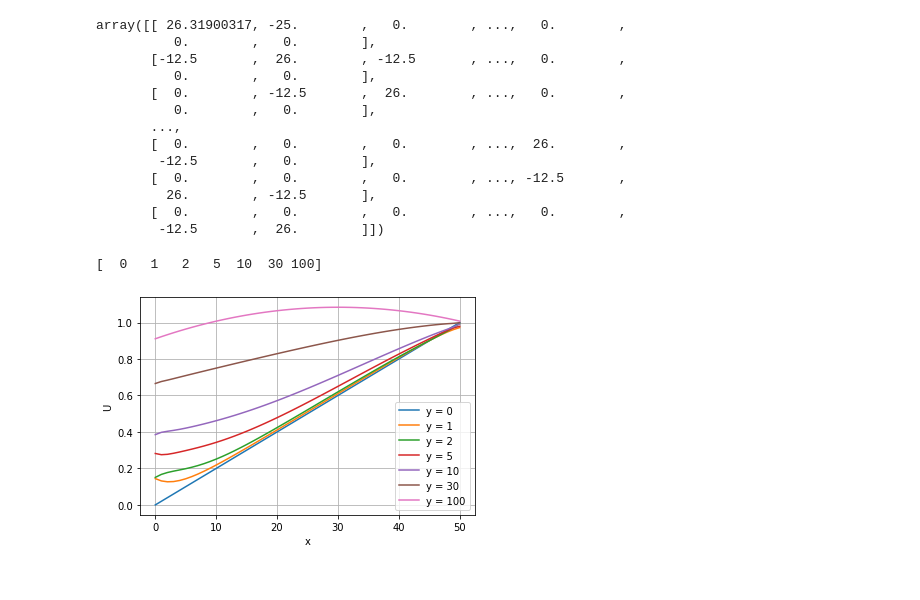
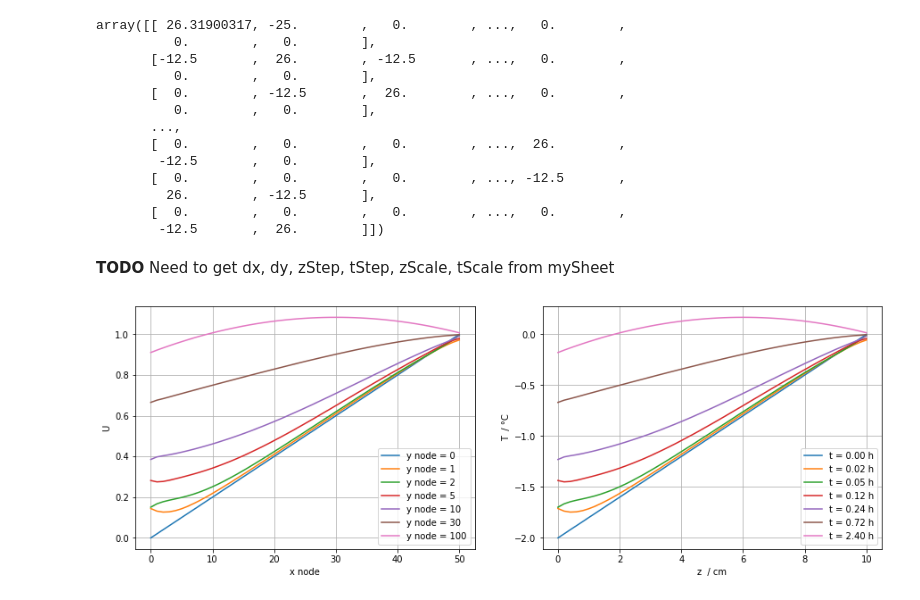
Before and after one commit to Henrikum/skrinning-stuff, a Jupyter notebook: notebooks/skrinning stuff.ipynb, the cells around one changed output. Cells and saved outputs as stored; diff of their text form; code cells hidden in the pictures.

```diff
--- a/notebooks/skrinning stuff.ipynb
+++ b/notebooks/skrinning stuff.ipynb
@@ -33 +31,4 @@ timeStepCount = 101
+# %%
+spatialNodeCount = 51
+timeStepCount = 101
 # %%
@@ -67,30 +68,31 @@ for idx in range(1, timeStepCount):
     Us.append(U)
 
 USoln = np.array(USoln)
-# %%
-plt.xlabel('x'); plt.ylabel('U')
-# times = np.array([0., 0.1, 0.2, 0.5, 1., 2., 5.])  # h
-# timeIndeces = (times*3600/tScale*Ny + 0.5).astype(int)
-timeIndeces = np.array([0, 1, 2, 5, 10, 30, timeStepCount-1])
-print(timeIndeces)
-for timeIndex in timeIndeces:
-    plt.plot(range(len(USoln[timeIndex])), USoln[timeIndex], label='y = '+'{}'.format(timeIndex))
-# plt.xlim(0, 0.1)
-plt.legend()
-plt.grid()
-plt.show()
-# %% [output]
-[  0   1   2   5  10  30 100]
-[figure, removed]
-# %%
-plt.xlabel('x'); plt.ylabel('U')
-# times = np.array([0., 0.1, 0.2, 0.5, 1., 2., 5.])  # h
-# timeIndeces = (times*3600/tScale*Ny + 0.5).astype(int)
-timeIndeces = np.array([0, 1, 2, 5, 10, 30, timeStepCount-1])
-print(timeIndeces)
-for timeIndex in timeIndeces:
-    plt.plot(range(len(USoln[timeIndex])), USoln[timeIndex], label='y = '+'{}'.format(timeIndex))
-# plt.xlim(0, 0.1)
-plt.legend()
-plt.grid()
-plt.show()
+# %% [markdown]
+**TODO** Need to get dx, dy, zStep, tStep, zScale, tScale from mySheet
+# %%
+timeIndeces = np.array([0, 1, 2, 5, 10, 30, timeStepCount-1])
+
+THi = 0.
+TLo = -2.
+TSoln = USoln*(THi - TLo) + TLo
+z = np.linspace(0, spatialNodeCount, spatialNodeCount)*mySheet._h0/spatialNodeCount*100  # cm
+t = np.linspace(0, timeStepCount, timeStepCount)*8770./timeStepCount/3660  # h
+
+fig, axs = plt.subplots(1, 2, figsize=(15, 5))
+for timeIndex in timeIndeces:
+    i = 0
+    axs[i].plot(range(spatialNodeCount), USoln[timeIndex, :], label='y node = '+'{}'.format(timeIndex))
+    i = 1
+    axs[i].plot(z, TSoln[timeIndex, :], label='t = '+'{:.2f} h'.format(t[timeIndex]))
+i = 0
+axs[i].set_xlabel('x node')
+axs[i].set_ylabel('U')
+i = 1
+axs[i].set_xlabel('z  / cm')
+axs[i].set_ylabel('T  / °C')
+for i in range(2):
+    axs[i].legend()
+    axs[i].grid()
+# %% [output]
+[figure, added]
```
Also changed, not shown: parts of 2 cells of this notebook.
